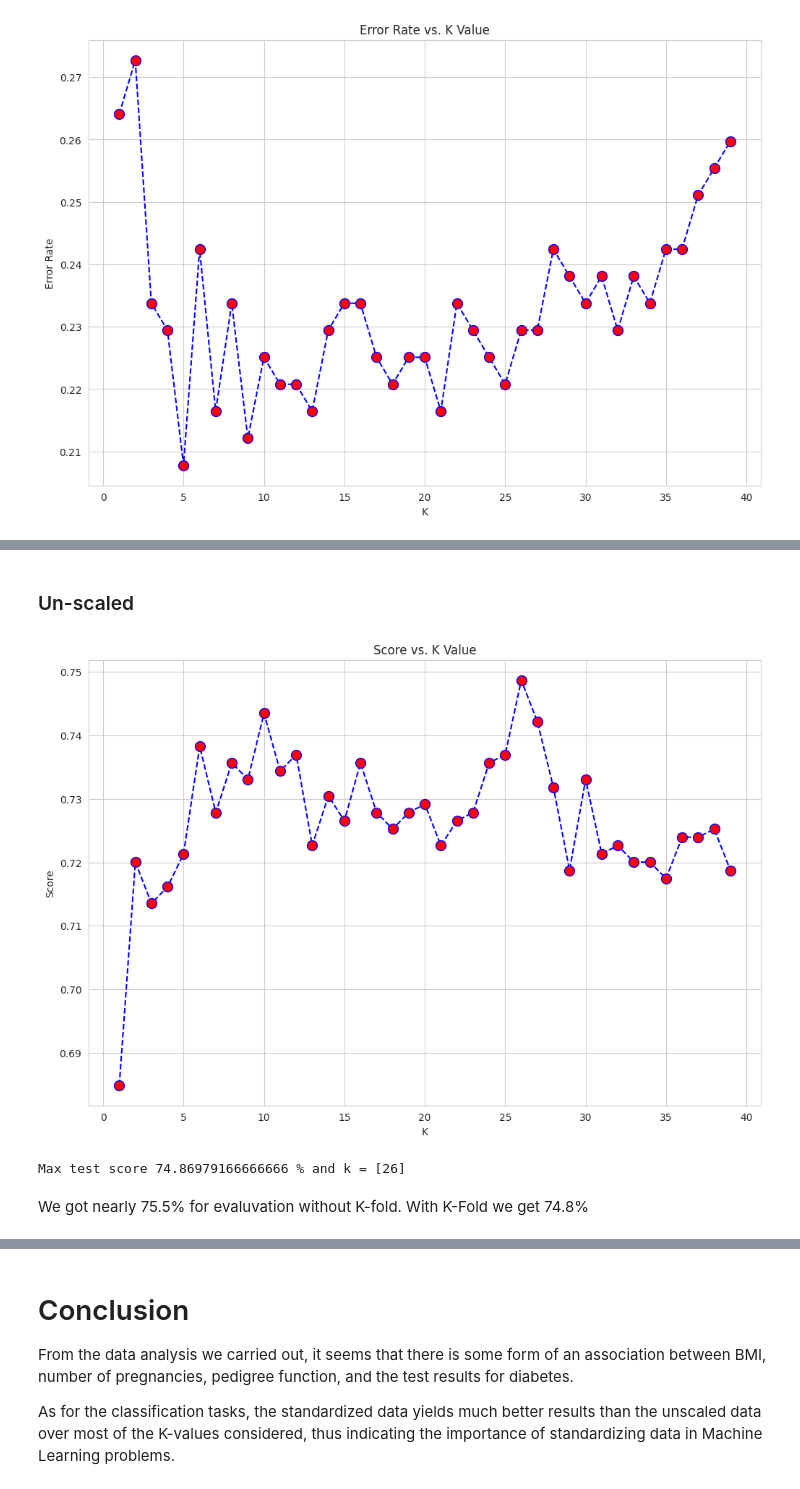
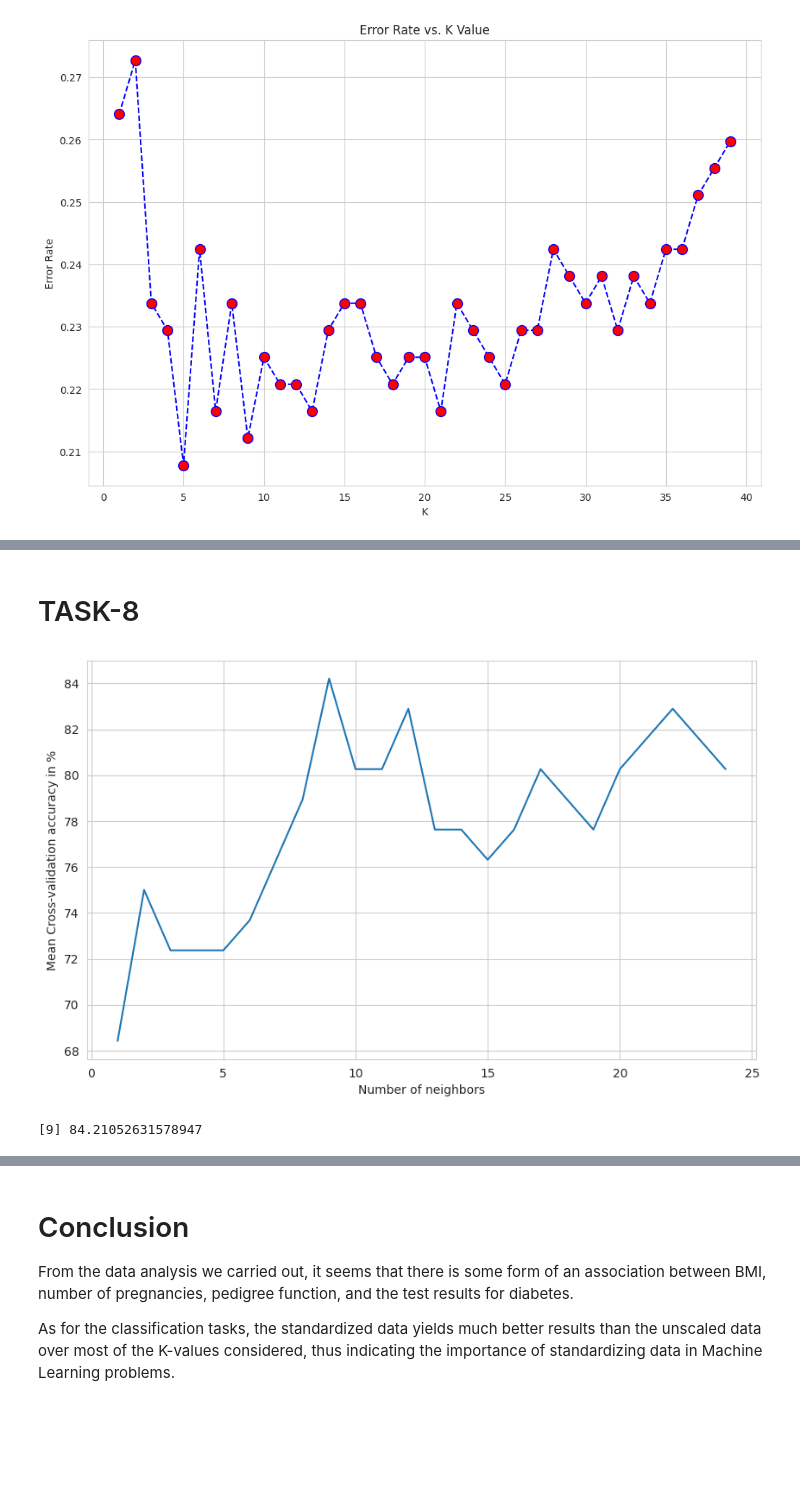
Before and after one commit to Gopi811/FMML-Course-Assignments, a Jupyter notebook: Mod3_project.ipynb, the cells around one changed output, grey strips where cells are left out. Drawn from its saved outputs; the diff is of its cells as text; code cells hidden in the pictures; blank space fills up the shorter version.

```diff
--- a/Mod3_project.ipynb
+++ b/Mod3_project.ipynb
@@ -520,2 +460,0 @@ def knn_with_kfold(X_train, y_train, k=3):
-# %% [markdown]
-### Un-scaled
@@ -522,7 +463,42 @@ def knn_with_kfold(X_train, y_train, k=3):
+# %% [markdown]
+# TASK-8
+# %%
+def Kfv(xdata,ydata):
+  from sklearn.model_selection import KFold
+  from sklearn.neighbors import KNeighborsClassifier
+  from statistics import mean
+
+  neighbour = []
+  cv_score = []
+  for i in range(1,25):
+    knn = KNeighborsClassifier(n_neighbors=i)
+    neighbour.append(i)
+    kf = KFold(n_splits=10)
+    for train_index, test_index in kf.split(xdata,ydata):
+      score=[]
+      x_train_fold, x_test_fold = xdata.iloc[train_index], xdata.iloc[test_index]
+      y_train_fold, y_test_fold = ydata.iloc[train_index], ydata.iloc[test_index]
+      knn.fit(x_train_fold, y_train_fold)
+      predict = knn.predict(x_test_fold)
+      score.append(knn.score(x_test_fold,y_test_fold))
+    cv_score.append(mean(score))
+
+  Accuracy = [x*100 for x in cv_score]
+
+
+    # plot misclassification error versus k
+  plt.figure(figsize = (10, 6))
+  plt.plot(neighbour, Accuracy)
+  plt.xlabel('Number of neighbors')
+  plt.ylabel('Mean Cross-validation accuracy in %')
+  plt.show()
+
+    # determining the best k
+  max_acc = max(Accuracy)
+  optimal_ks = [neighbour[i] for i, j in enumerate(Accuracy) if j == max_acc]
+  print(optimal_ks,max_acc)
 # %%
-unchanged_test_scores_with_k_fold = knn_with_kfold(unchanged_data, diabetes_data['Outcome'])
+Kfv(unchanged_data,pd.DataFrame(diabetes_data['Outcome']))
 # %% [output]
-[figure, old version]
+[figure, new version]
-Max test score 74.86979166666666 % and k = [26]
+[9] 84.21052631578947
-# %% [markdown]
-We got nearly 75.5% for evaluvation without K-fold. With K-Fold we get 74.8%
```
Also changed, not shown: parts of 41 cells of this notebook.
